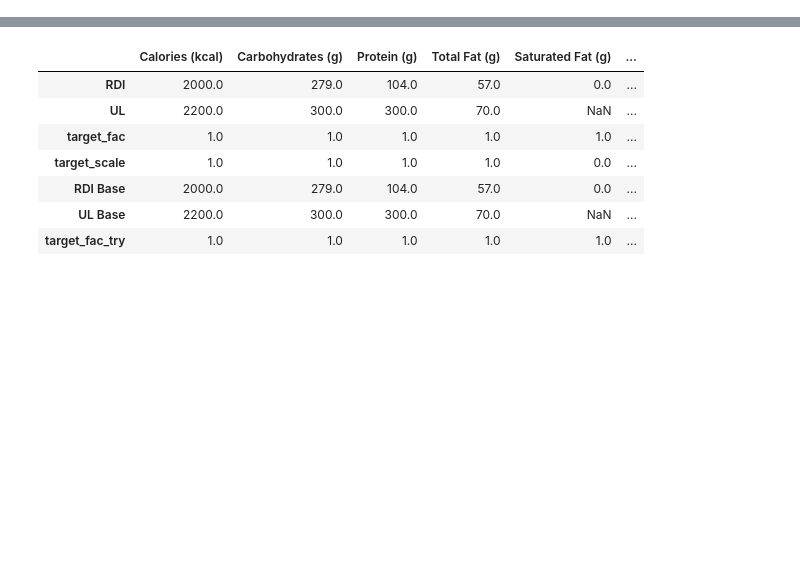
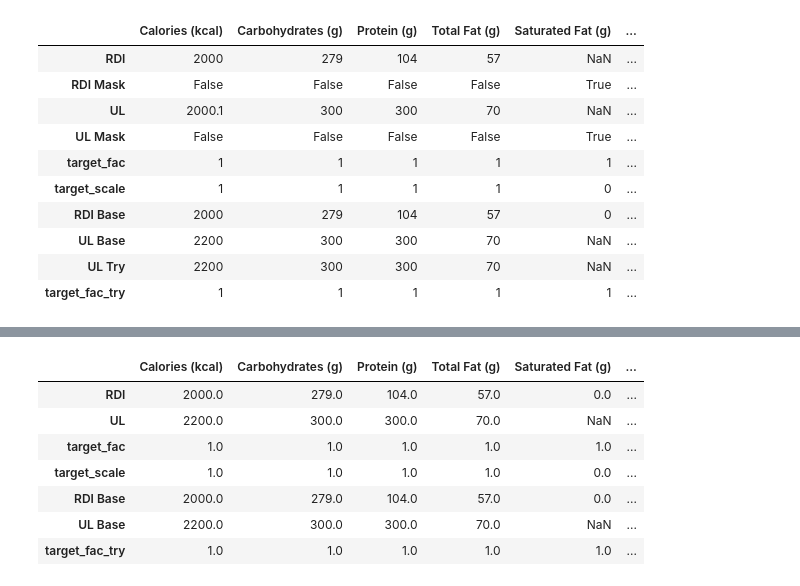
Before and after one commit to sekondusg/dunli, a Jupyter notebook: notebooks/01-dvg-solver.ipynb, the cells around one changed output, grey strips where cells are left out. Saved outputs shown, nothing was run; the diff lists cells and outputs as text; code cells hidden in the pictures; blank space fills up the shorter version.

```diff
--- a/notebooks/01-dvg-solver.ipynb
+++ b/notebooks/01-dvg-solver.ipynb
@@ -45 +55,15 @@ Type conversion took: 1.07 ms
 Parser memory cleanup took: 0.00 ms
+# %%
+nutrition_profile_df
+# %% [output]
+|  | Calories (kcal) | Carbohydrates (g) | Protein (g) | Total Fat (g) | Saturated Fat (g) | ... |
+| RDI | 2000 | 279 | 104 | 57 | NaN | ... |
+| RDI Mask | False | False | False | False | True | ... |
+| UL | 2000.1 | 300 | 300 | 70 | NaN | ... |
+| UL Mask | False | False | False | False | True | ... |
+| target_fac | 1 | 1 | 1 | 1 | 1 | ... |
+| target_scale | 1 | 1 | 1 | 1 | 0 | ... |
+| RDI Base | 2000 | 279 | 104 | 57 | 0 | ... |
+| UL Base | 2200 | 300 | 300 | 70 | NaN | ... |
+| UL Try | 2200 | 300 | 300 | 70 | NaN | ... |
+| target_fac_try | 1 | 1 | 1 | 1 | 1 | ... |
```
Also changed, not shown: parts of 17 cells of this notebook.
